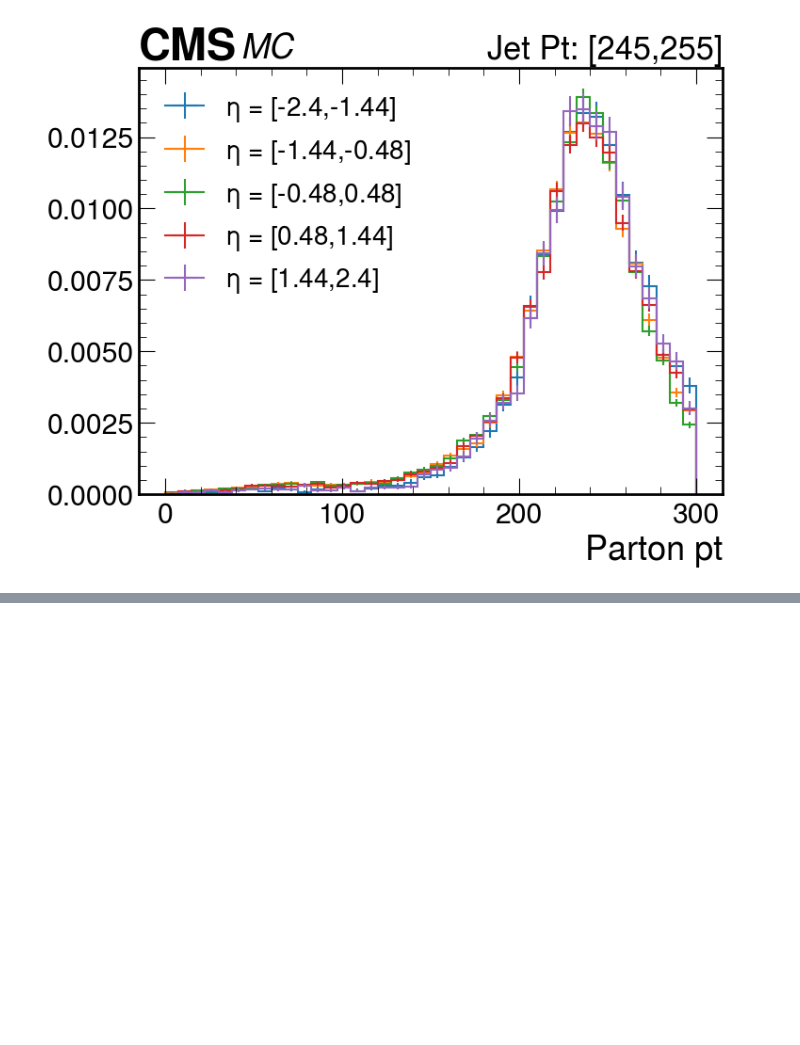
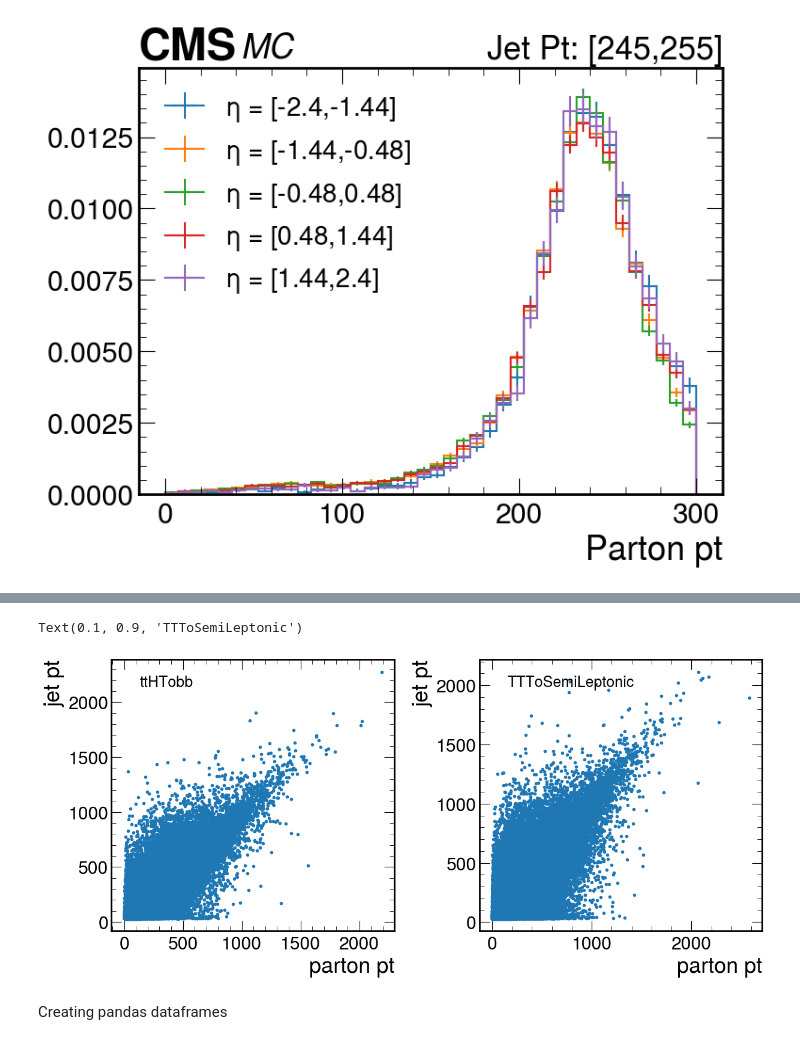
Before and after one commit to PocketCoffea/PocketCoffea, a Jupyter notebook: notebooks/plotting/PartonMatchingEfficiency.ipynb, the cells around one changed output, grey strips where cells are left out. Cells and saved outputs as stored; diff of their text form; code cells hidden in the pictures; blank space fills up the shorter version.

```diff
--- a/notebooks/plotting/PartonMatchingEfficiency.ipynb
+++ b/notebooks/plotting/PartonMatchingEfficiency.ipynb
@@ -308,0 +355,4 @@ for j in range(len(jet_pt_bins)):
+# %%
+filename = "/work/dvalsecc/ttHbb/PocketCoffea/output/parton_matching_v51/output.coffea"
+output = load(filename)
+output.keys()
@@ -308,0 +381,21 @@ for j in range(len(jet_pt_bins)):
+# %%
+parton_pt = output['columns']['4j']['parton_pt']
+jet_pt = output['columns']['4j']['jet_pt']
+# %%
+fig,( ax,ay) = plt.subplots(1, 2, figsize=(14, 6), dpi=100)
+plt.subplots_adjust(wspace=0.3)
+
+ax.scatter(parton_pt['ttHTobb'].value, jet_pt['ttHTobb'].value, marker='.')
+ay.scatter(parton_pt['TTToSemiLeptonic'].value, jet_pt['TTToSemiLeptonic'].value, marker='.')
+ax.set_xlabel("parton pt")
+ax.set_ylabel("jet pt")
+ay.set_xlabel("parton pt")
+ay.set_ylabel("jet pt")
+
+ax.text(0.1, 0.9, "ttHTobb", transform=ax.transAxes, fontsize=18)
+ay.text(0.1, 0.9, "TTToSemiLeptonic", transform=ay.transAxes, fontsize=18)
+# %% [output]
+Text(0.1, 0.9, 'TTToSemiLeptonic')
+[figure, added]
+# %% [markdown]
+Creating pandas dataframes
```
Also changed, not shown: parts of 9 cells of this notebook.
